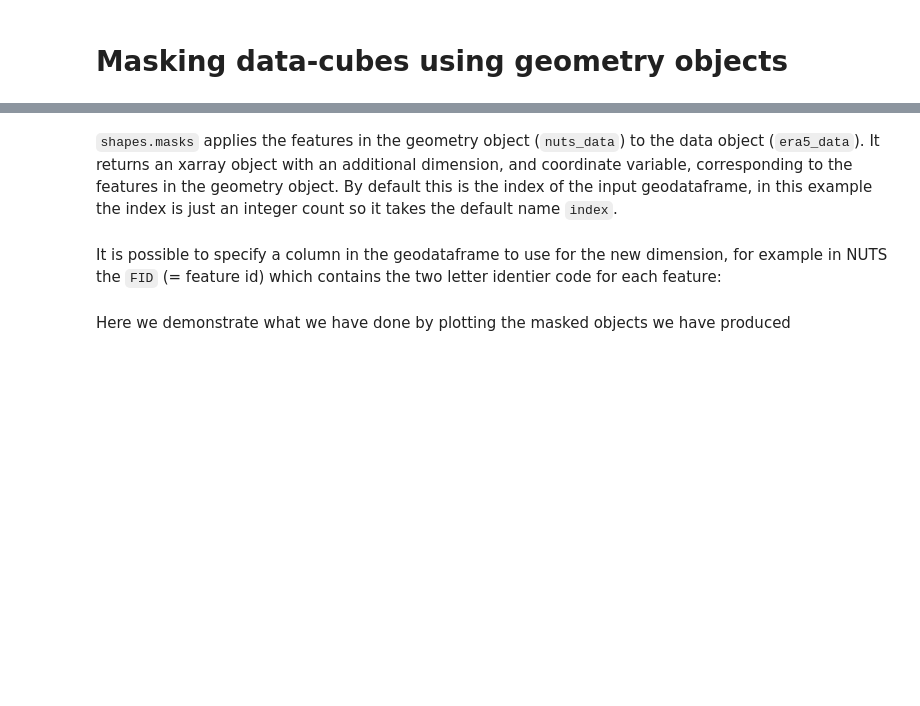
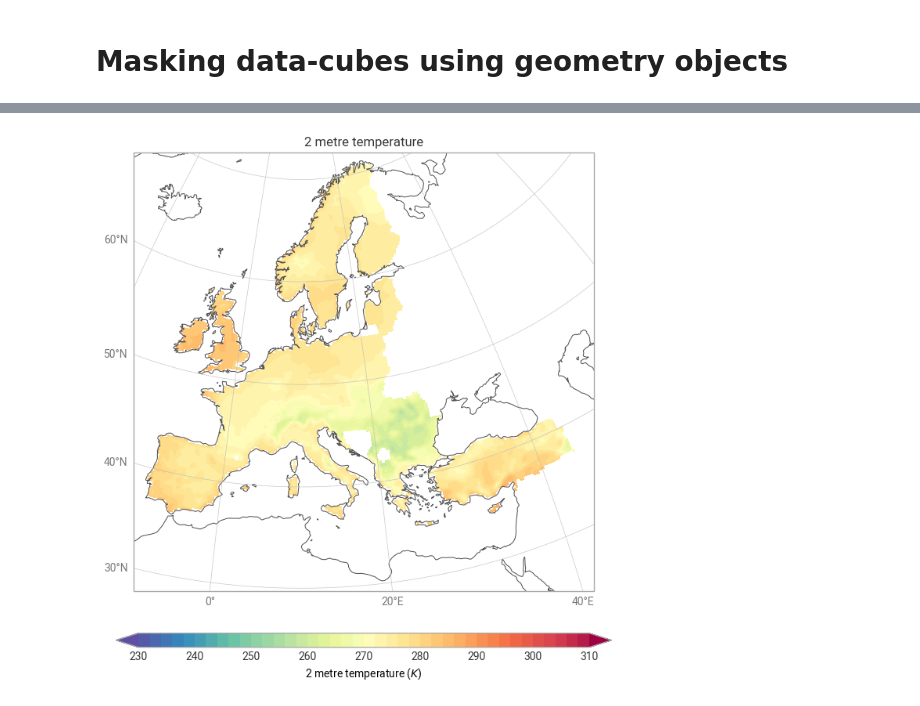
Before and after one commit to ecmwf/earthkit-transforms, a Jupyter notebook: docs/notebooks/spatial/01-era5-masking.ipynb, the cells around one changed output, grey strips where cells are left out. Drawn from its saved outputs; the diff is of its cells as text; code cells hidden in the pictures; blank space fills up the shorter version.

```diff
--- a/docs/notebooks/spatial/01-era5-masking.ipynb
+++ b/docs/notebooks/spatial/01-era5-masking.ipynb
@@ -55,6 +187,0 @@ axes[1].set_title("Masked data")
-# %% [markdown]
-`shapes.masks` applies the features in the geometry object (`nuts_data`) to the data object (`era5_data`).
-It returns an xarray object with an additional dimension, and coordinate variable, corresponding to the
-features in the geometry object.
-By default this is the index of the input geodataframe, in this example the index is just an integer
-count so it takes the default name `index`.
@@ -64,3 +187,0 @@ masked_data
-# %% [markdown]
-It is possible to specify a column in the geodataframe to use for the new dimension, for example in NUTS the
-`FID` (= feature id) which contains the two letter identier code for each feature:
@@ -70,2 +187,0 @@ masked_data
-# %% [markdown]
-Here we demonstrate what we have done by plotting the masked objects we have produced
@@ -80,0 +188,4 @@ axes[2].set_title("Masked Germany Zoom")
+# %%
+ekp.quickplot(single_masked_data.mean(dim="valid_time"), domain="Europe").show()
+# %% [output]
+[figure, added]
```
Also changed, not shown: parts of 22 cells of this notebook, 6 other files.
